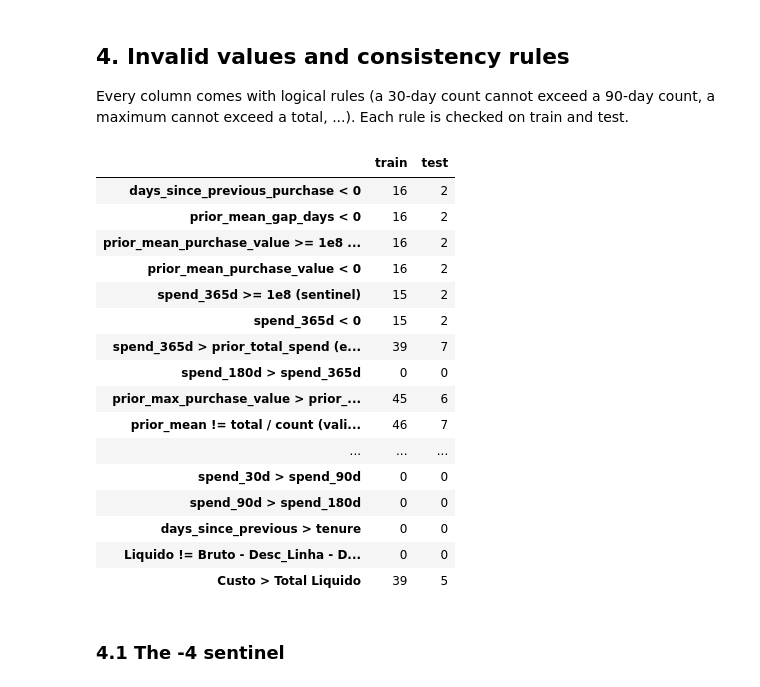
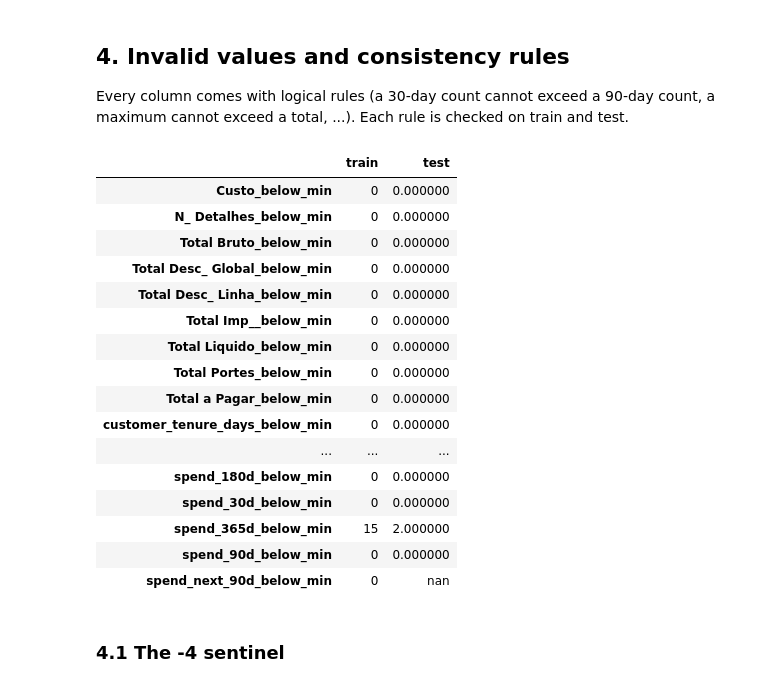
Before and after one commit to Yan-Sidoryk/ETAI_Project_Group_12, a Jupyter notebook: notebooks/01_data_audit.ipynb, the cells around one changed output. Drawn from its saved outputs; the diff is of its cells as text; code cells hidden in the pictures.

```diff
--- a/notebooks/01_data_audit.ipynb
+++ b/notebooks/01_data_audit.ipynb
@@ -222,59 +289,43 @@ The only duplicates are among the empty rows (same customer, everything else mis
 
 Every column comes with logical rules (a 30-day count cannot exceed a 90-day count, a maximum cannot exceed a total, ...). Each rule is checked on train and test.
 # %%
-def check_rules(df):
-    d = df.copy()
-    tol = 0.01
-    rules = {
-        # invalid values
-        "days_since_previous_purchase < 0": d["days_since_previous_purchase"] < 0,
-        "prior_mean_gap_days < 0": d["prior_mean_gap_days"] < 0,
-        "prior_mean_purchase_value >= 1e8 (sentinel)": d["prior_mean_purchase_value"] >= 1e8,
-        "prior_mean_purchase_value < 0": d["prior_mean_purchase_value"] < 0,
-        "spend_365d >= 1e8 (sentinel)": d["spend_365d"] >= 1e8,
-        "spend_365d < 0": d["spend_365d"] < 0,
-        # internal consistency
-        "spend_365d > prior_total_spend (excl. sentinels)":
-            (d["spend_365d"] > d["prior_total_spend"] + tol) & d["spend_365d"].between(0, 1e8),
-        "spend_180d > spend_365d": d["spend_180d"] > d["spend_365d"].abs() + tol,
-        "prior_max_purchase_value > prior_total_spend": d["prior_max_purchase_value"] > d["prior_total_spend"] + tol,
-        "prior_mean != total / count (valid range)":
-            ((d["prior_total_spend"] / d["prior_purchase_count"] - d["prior_mean_purchase_value"]).abs() > tol)
-            & d["prior_mean_purchase_value"].between(0, 1e8),
-        "prior_min > prior_max": d["prior_min_purchase_value"] > d["prior_max_purchase_value"],
-        "count_30d > count_90d": d["purchase_count_30d"] > d["purchase_count_90d"],
-        "count_90d > count_180d": d["purchase_count_90d"] > d["purchase_count_180d"],
-        "count_180d > count_365d": d["purchase_count_180d"] > d["purchase_count_365d"],
-        "count_365d > prior_purchase_count": d["purchase_count_365d"] > d["prior_purchase_count"],
-        "spend_30d > spend_90d": d["spend_30d"] > d["spend_90d"] + tol,
-        "spend_90d > spend_180d": d["spend_90d"] > d["spend_180d"] + tol,
-        "days_since_previous > tenure": d["days_since_previous_purchase"] > d["customer_tenure_days"],
-        "Liquido != Bruto - Desc_Linha - Desc_Global":
-            (d["Total Liquido"] - (d["Total Bruto"] - d["Total Desc_ Linha"] - d["Total Desc_ Global"])).abs() > 0.02,
-        "Custo > Total Liquido": d["Custo"] > d["Total Liquido"],
-    }
-    return pd.Series({k: int(v.sum()) for k, v in rules.items()})
+def check_rules(df, config=diagnosis):
+    counts = {}
+
+    for col, bounds in config["ranges"].items():
+        if col not in df.columns:
+            continue
+
+        minimum = bounds.get("min")
+        maximum = bounds.get("max")
+
+        if minimum is not None:
+            counts[f"{col}_below_min"] = df[col].lt(minimum).sum()
+        if maximum is not None:
+            counts[f"{col}_above_max"] = df[col].gt(maximum).sum()
+
+    return pd.Series(counts, dtype="int64")
 
 rules = pd.DataFrame({"train": check_rules(train), "test": check_rules(test)})
 rules.style.map(lambda v: "background-color: #871818" if v > 0 else "")
 # %% [output]
 |  | train | test |
-| days_since_previous_purchase < 0 | 16 | 2 |
-| prior_mean_gap_days < 0 | 16 | 2 |
-| prior_mean_purchase_value >= 1e8 ... | 16 | 2 |
-| prior_mean_purchase_value < 0 | 16 | 2 |
-| spend_365d >= 1e8 (sentinel) | 15 | 2 |
-| spend_365d < 0 | 15 | 2 |
-| spend_365d > prior_total_spend (e... | 39 | 7 |
-| spend_180d > spend_365d | 0 | 0 |
-| prior_max_purchase_value > prior_... | 45 | 6 |
-| prior_mean != total / count (vali... | 46 | 7 |
+| Custo_below_min | 0 | 0.000000 |
+| N_ Detalhes_below_min | 0 | 0.000000 |
+| Total Bruto_below_min | 0 | 0.000000 |
+| Total Desc_ Global_below_min | 0 | 0.000000 |
+| Total Desc_ Linha_below_min | 0 | 0.000000 |
+| Total Imp__below_min | 0 | 0.000000 |
+| Total Liquido_below_min | 0 | 0.000000 |
+| Total Portes_below_min | 0 | 0.000000 |
+| Total a Pagar_below_min | 0 | 0.000000 |
+| customer_tenure_days_below_min | 0 | 0.000000 |
 | ... | ... | ... |
-| spend_30d > spend_90d | 0 | 0 |
-| spend_90d > spend_180d | 0 | 0 |
-| days_since_previous > tenure | 0 | 0 |
-| Liquido != Bruto - Desc_Linha - D... | 0 | 0 |
-| Custo > Total Liquido | 39 | 5 |
+| spend_180d_below_min | 0 | 0.000000 |
+| spend_30d_below_min | 0 | 0.000000 |
+| spend_365d_below_min | 15 | 2.000000 |
+| spend_90d_below_min | 0 | 0.000000 |
+| spend_next_90d_below_min | 0 | nan |
 # %% [markdown]
 ### 4.1 The -4 sentinel
 # %%
```
Also changed, not shown: parts of 6 cells of this notebook, 1 other file.
